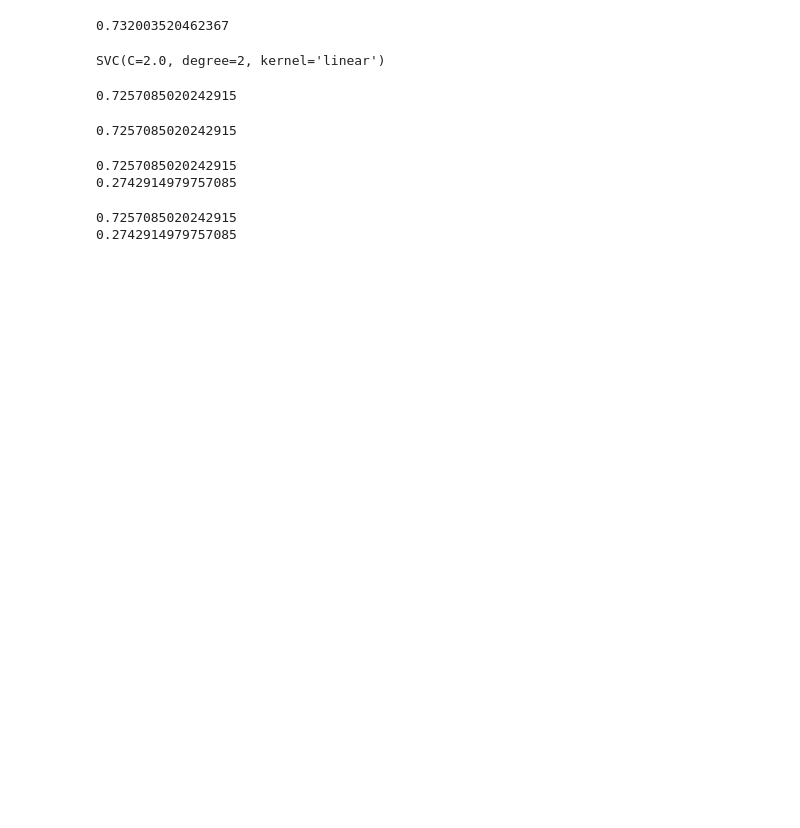
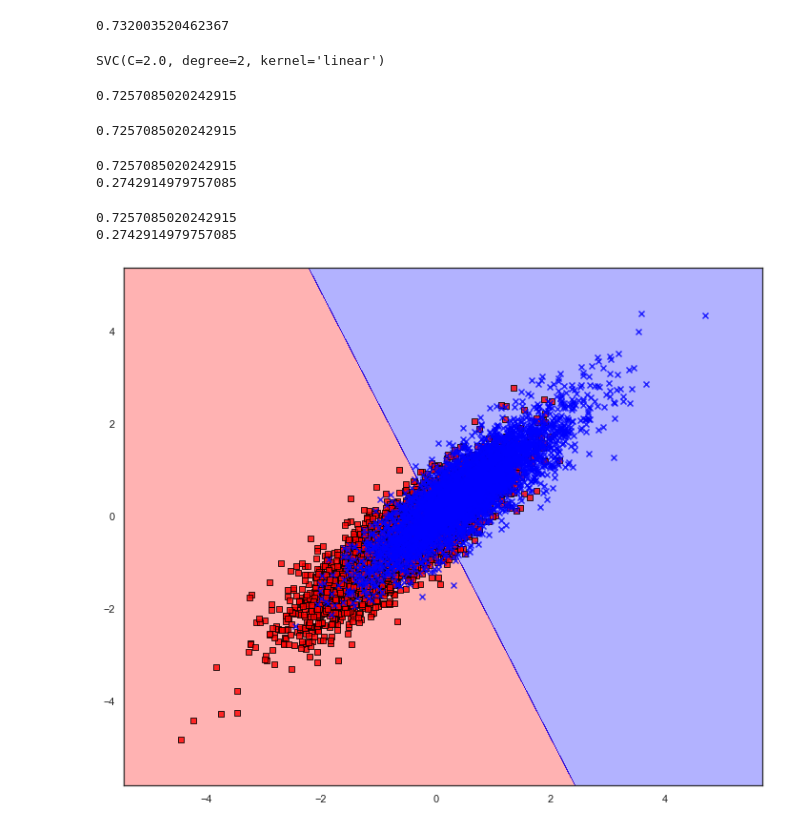
Before and after one commit to gregor-ovsenjak/League_of_Legends_predictor, a Jupyter notebook: Fine_tuning.ipynb, the cells around one changed output. Saved outputs shown, nothing was run; the diff lists cells and outputs as text; code cells hidden in the pictures; blank space fills up the shorter version.

```diff
--- a/Fine_tuning.ipynb
+++ b/Fine_tuning.ipynb
@@ -168,9 +168,11 @@ print(1-accSC)
 # %%
 train_scG =train_sc["TotalGoldDiff"].to_numpy().reshape(train_sc.shape[0],1)
 train_scE = train_sc["TotalExperienceDiff"].to_numpy().reshape(train_sc.shape[0],1)
 X = np.hstack([train_scG, train_scE ])
 #print(len(X[target_train==1,0]),len(X[target_train==1,1]))
 LR2 = LogisticRegression()
 LR2.fit(X,target_train)
-plt.figure(figsize=(10,7))
+plt.figure(figsize=(12,10))
 plot_decision_regions(X,y=target_train,classifier=LR2)
+# %% [output]
+[figure, added]
```
Also changed, not shown: parts of 1 cell of this notebook.
